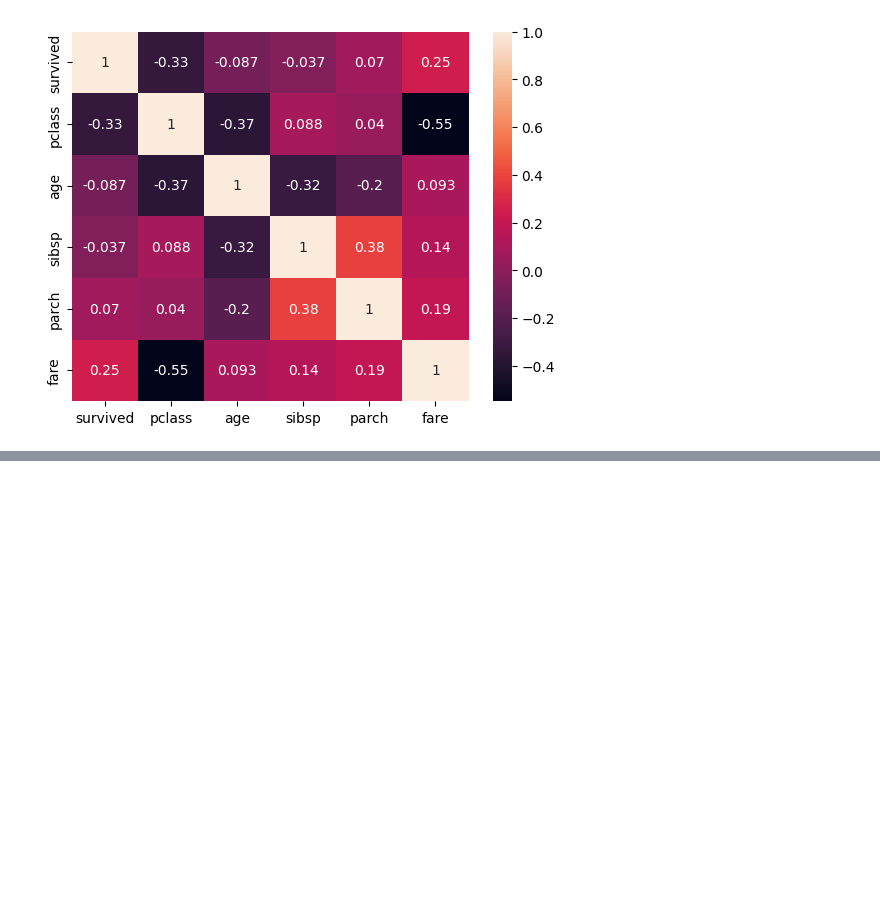
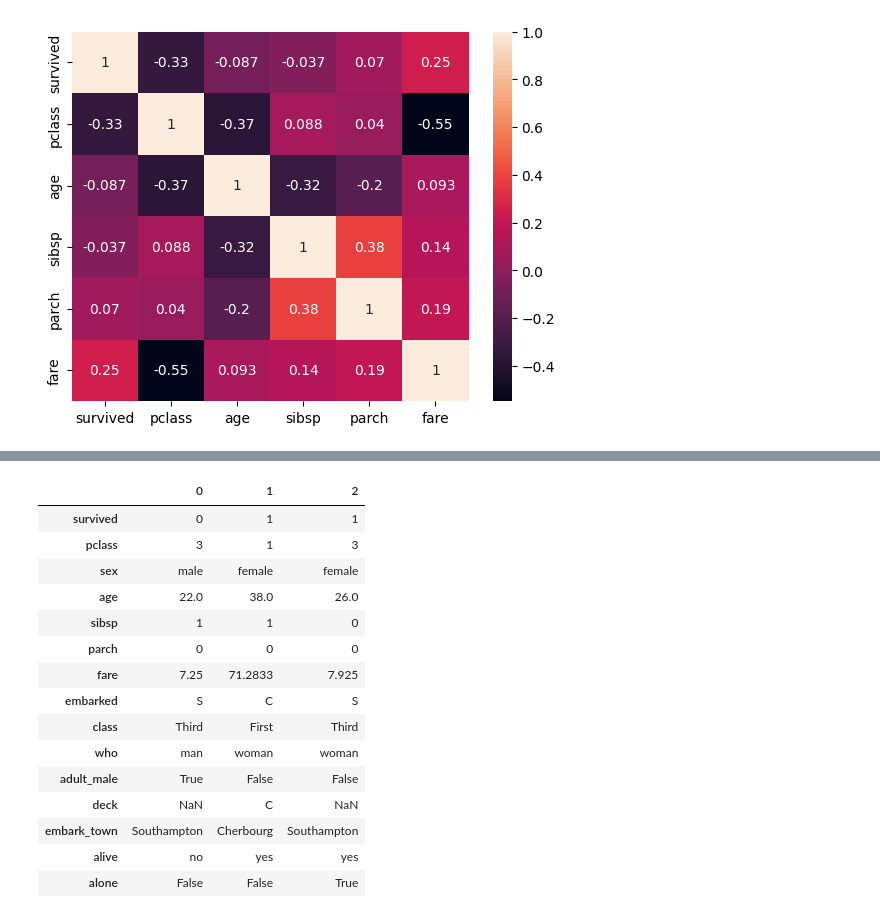
Before and after one commit to Md-Maruf-1727/LearningPractices, a Jupyter notebook: Course Assignments/homework1.ipynb, the cells around one changed output, grey strips where cells are left out. Cells and saved outputs as stored; diff of their text form; code cells hidden in the pictures; blank space fills up the shorter version.

```diff
--- a/Course Assignments/homework1.ipynb
+++ b/Course Assignments/homework1.ipynb
@@ -628,0 +641,20 @@ sns.heatmap(titanic_cor.corr(), annot=True)
+# %%
+#6.	Dataset transpose করে first 3 columns দেখো।
+titanic1.T.iloc[:,:3]
+# %% [output]
+|  | 0 | 1 | 2 |
+| survived | 0 | 1 | 1 |
+| pclass | 3 | 1 | 3 |
+| sex | male | female | female |
+| age | 22.0 | 38.0 | 26.0 |
+| sibsp | 1 | 1 | 0 |
+| parch | 0 | 0 | 0 |
+| fare | 7.25 | 71.2833 | 7.925 |
+| embarked | S | C | S |
+| class | Third | First | Third |
+| who | man | woman | woman |
+| adult_male | True | False | False |
+| deck | NaN | C | NaN |
+| embark_town | Southampton | Cherbourg | Southampton |
+| alive | no | yes | yes |
+| alone | False | False | True |
```
Also changed, not shown: parts of 1 cell of this notebook.
